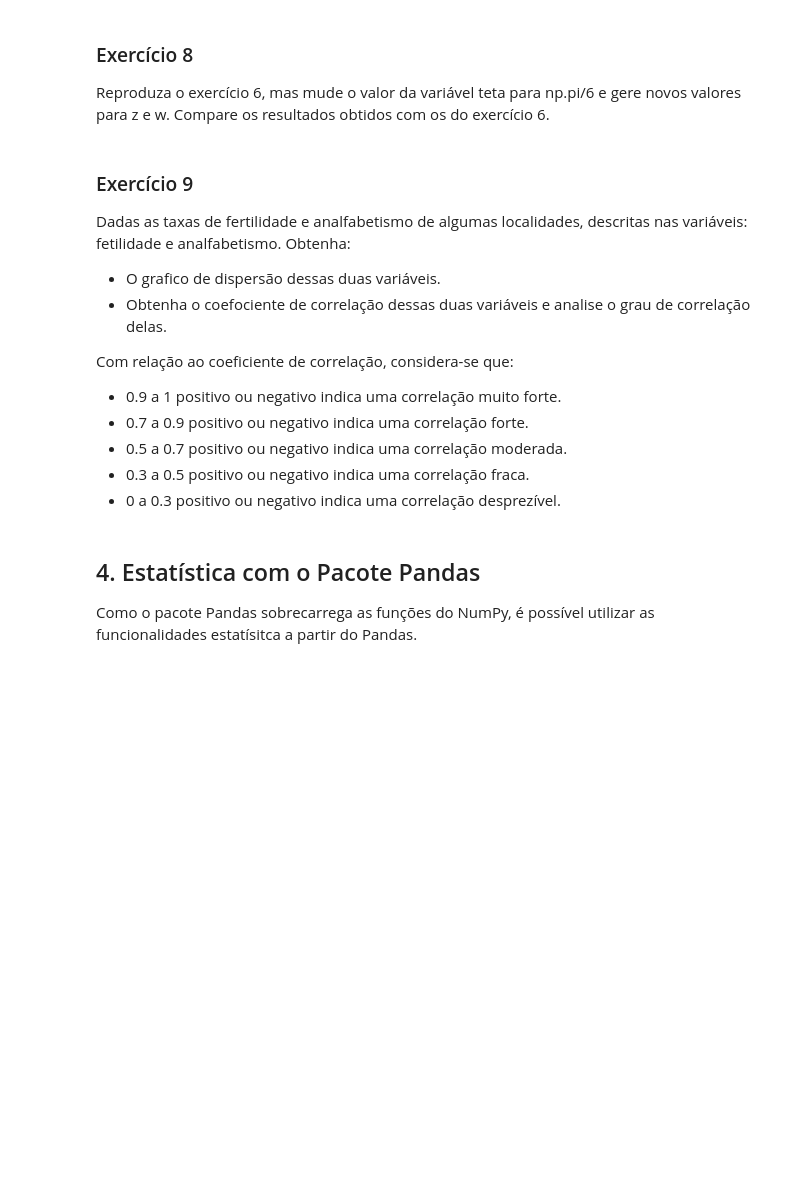
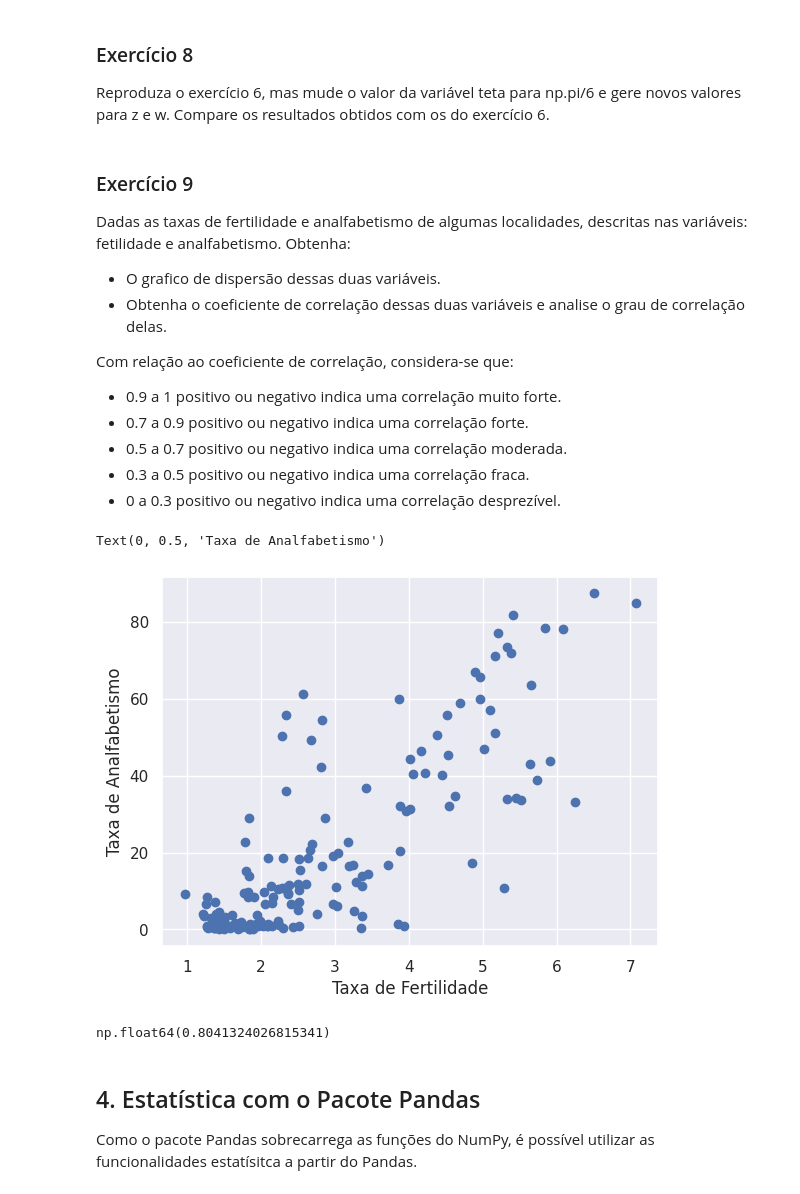
Before and after one commit to raphaelramosds/dc, a Jupyter notebook: Aulas/Aula08/notebook_aula08.ipynb, the cells around one changed output. Saved outputs shown, nothing was run; the diff lists cells and outputs as text; code cells hidden in the pictures; blank space fills up the shorter version.

```diff
--- a/Aulas/Aula08/notebook_aula08.ipynb
+++ b/Aulas/Aula08/notebook_aula08.ipynb
@@ -622,7 +682,7 @@ Compare os resultados obtidos com os do exercício 6.
 ### Exercício 9
 Dadas as taxas de fertilidade e analfabetismo de algumas localidades, descritas nas variáveis: fetilidade e analfabetismo. Obtenha:
 - O grafico de dispersão dessas duas variáveis.
-- Obtenha o coefociente de correlação dessas duas variáveis e analise o grau de correlação delas.
+- Obtenha o coeficiente de correlação dessas duas variáveis e analise o grau de correlação delas.
 
 Com relação ao coeficiente de correlação, considera-se que:
 - 0.9 a 1 positivo ou negativo indica uma correlação muito forte.
@@ -653,7 +713,7 @@ fertilidade = np.array([ 1.769,  2.682,  2.077,  2.132,  1.827,  3.872,  2.288,
         1.251,  2.052,  3.371,  2.093,  2.   ,  3.883,  3.852,  3.718,
         1.732,  3.928])
 # %%
-analfebetismo = np.array([  9.5,  49.2,   1. ,  11.2,   9.8,  60. ,  50.2,  51.2,   0.6,
+analfabetismo = np.array([  9.5,  49.2,   1. ,  11.2,   9.8,  60. ,  50.2,  51.2,   0.6,
          1. ,   8.5,   6.1,   9.8,   1. ,  42.2,  77.2,  18.7,  22.8,
          8.5,  43.9,   1. ,   1. ,   1.5,  10.8,  11.9,   3.4,   0.4,
          3.1,   6.6,  33.7,  40.4,   2.3,  17.2,   0.7,  36.1,   1. ,
@@ -673,8 +733,17 @@ analfebetismo = np.array([  9.5,  49.2,   1. ,  11.2,   9.8,  60. ,  50.2,  51.2
          6.7,   3.5,   1. ,   1.6,  20.5,   1.5,  16.7,   2. ,   0.9])
 # %%
 # Exercício 9.a: Gráfico de dispersão
+plt.scatter(fertilidade, analfabetismo)
+plt.xlabel('Taxa de Fertilidade')
+plt.ylabel('Taxa de Analfabetismo')
+# %% [output]
+Text(0, 0.5, 'Taxa de Analfabetismo')
+[figure, added]
 # %%
 # Exercício 9.b: Cálculo da taxa de correlação
+np.corrcoef(analfabetismo, fertilidade)[0][1]
+# %% [output]
+np.float64(0.8041324026815341)
 # %% [markdown]
 ## 4. Estatística com o Pacote Pandas
 
```
Also changed, not shown: parts of 35 cells of this notebook.
